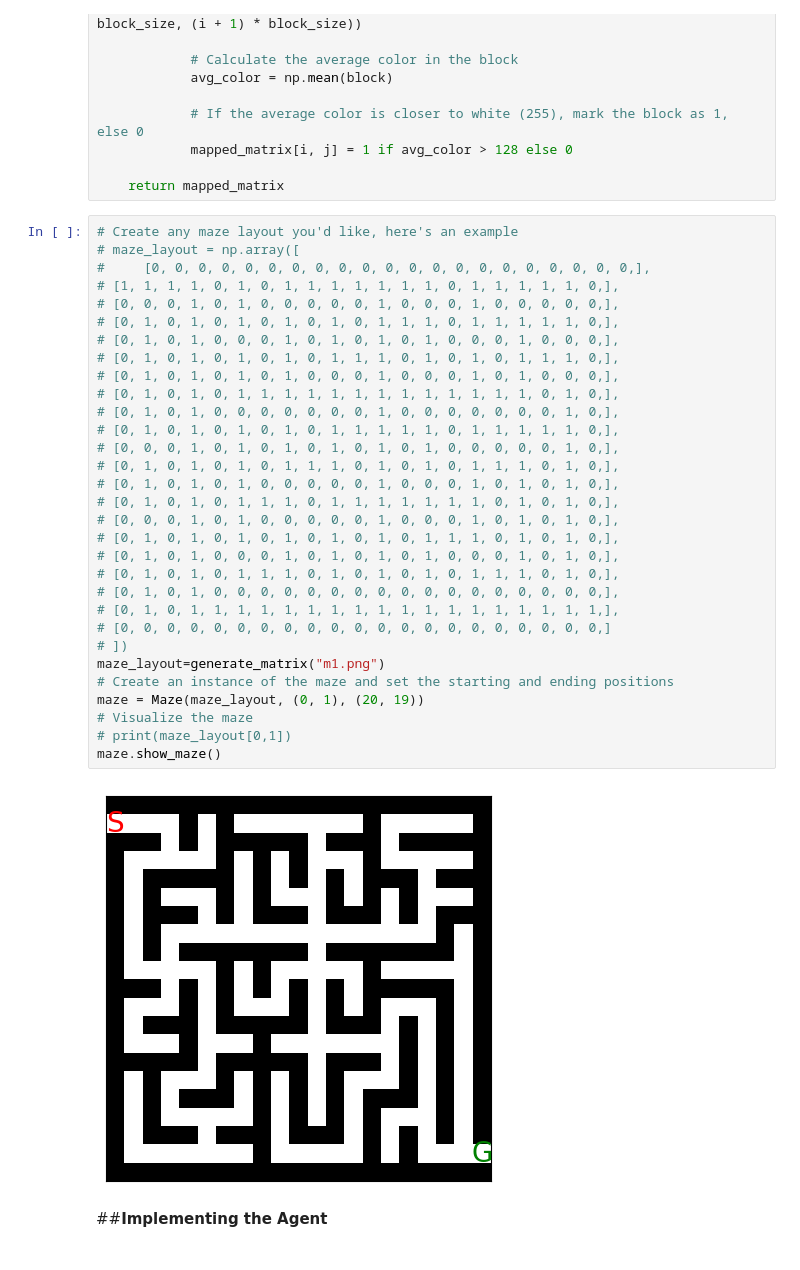
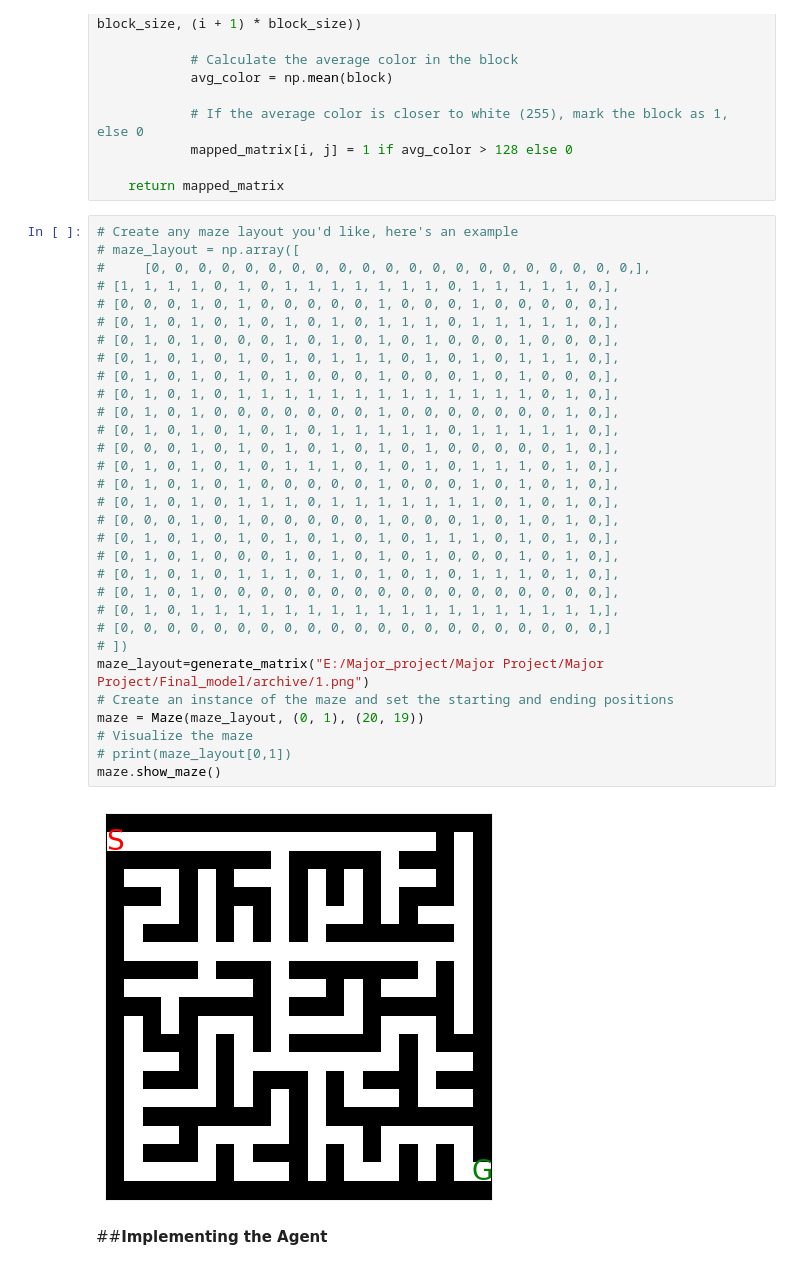
Before and after one commit to bharatramanaik/Maze-solver-bot, a Jupyter notebook: FinalMaze_gdrive.ipynb, the cells around one changed output. Cells and saved outputs as stored; diff of their text form.

```diff
--- a/FinalMaze_gdrive.ipynb
+++ b/FinalMaze_gdrive.ipynb
@@ -89,35 +89,35 @@ def generate_matrix(image_path):
 # Create any maze layout you'd like, here's an example
 # maze_layout = np.array([
 #     [0, 0, 0, 0, 0, 0, 0, 0, 0, 0, 0, 0, 0, 0, 0, 0, 0, 0, 0, 0, 0,],
 # [1, 1, 1, 1, 0, 1, 0, 1, 1, 1, 1, 1, 1, 1, 0, 1, 1, 1, 1, 1, 0,],
 # [0, 0, 0, 1, 0, 1, 0, 0, 0, 0, 0, 1, 0, 0, 0, 1, 0, 0, 0, 0, 0,],
 # [0, 1, 0, 1, 0, 1, 0, 1, 0, 1, 0, 1, 1, 1, 0, 1, 1, 1, 1, 1, 0,],
 # [0, 1, 0, 1, 0, 0, 0, 1, 0, 1, 0, 1, 0, 1, 0, 0, 0, 1, 0, 0, 0,],
 # [0, 1, 0, 1, 0, 1, 0, 1, 0, 1, 1, 1, 0, 1, 0, 1, 0, 1, 1, 1, 0,],
 # [0, 1, 0, 1, 0, 1, 0, 1, 0, 0, 0, 1, 0, 0, 0, 1, 0, 1, 0, 0, 0,],
 # [0, 1, 0, 1, 0, 1, 1, 1, 1, 1, 1, 1, 1, 1, 1, 1, 1, 1, 0, 1, 0,],
 # [0, 1, 0, 1, 0, 0, 0, 0, 0, 0, 0, 1, 0, 0, 0, 0, 0, 0, 0, 1, 0,],
 # [0, 1, 0, 1, 0, 1, 0, 1, 0, 1, 1, 1, 1, 1, 0, 1, 1, 1, 1, 1, 0,],
 # [0, 0, 0, 1, 0, 1, 0, 1, 0, 1, 0, 1, 0, 1, 0, 0, 0, 0, 0, 1, 0,],
 # [0, 1, 0, 1, 0, 1, 0, 1, 1, 1, 0, 1, 0, 1, 0, 1, 1, 1, 0, 1, 0,],
 # [0, 1, 0, 1, 0, 1, 0, 0, 0, 0, 0, 1, 0, 0, 0, 1, 0, 1, 0, 1, 0,],
 # [0, 1, 0, 1, 0, 1, 1, 1, 0, 1, 1, 1, 1, 1, 1, 1, 0, 1, 0, 1, 0,],
 # [0, 0, 0, 1, 0, 1, 0, 0, 0, 0, 0, 1, 0, 0, 0, 1, 0, 1, 0, 1, 0,],
 # [0, 1, 0, 1, 0, 1, 0, 1, 0, 1, 0, 1, 0, 1, 1, 1, 0, 1, 0, 1, 0,],
 # [0, 1, 0, 1, 0, 0, 0, 1, 0, 1, 0, 1, 0, 1, 0, 0, 0, 1, 0, 1, 0,],
 # [0, 1, 0, 1, 0, 1, 1, 1, 0, 1, 0, 1, 0, 1, 0, 1, 1, 1, 0, 1, 0,],
 # [0, 1, 0, 1, 0, 0, 0, 0, 0, 0, 0, 0, 0, 0, 0, 0, 0, 0, 0, 0, 0,],
 # [0, 1, 0, 1, 1, 1, 1, 1, 1, 1, 1, 1, 1, 1, 1, 1, 1, 1, 1, 1, 1,],
 # [0, 0, 0, 0, 0, 0, 0, 0, 0, 0, 0, 0, 0, 0, 0, 0, 0, 0, 0, 0, 0,]
 # ])
-maze_layout=generate_matrix("m1.png")
+maze_layout=generate_matrix("E:/Major_project/Major Project/Major Project/Final_model/archive/1.png")
 # Create an instance of the maze and set the starting and ending positions
 maze = Maze(maze_layout, (0, 1), (20, 19))
 # Visualize the maze
 # print(maze_layout[0,1])
 maze.show_maze()
 # %% [output]
-[figure, old version]
+[figure, new version]
 # %% [markdown]
 ##**Implementing the Agent**
 # %% [markdown]
```
Also changed, not shown: parts of 5 cells of this notebook.
